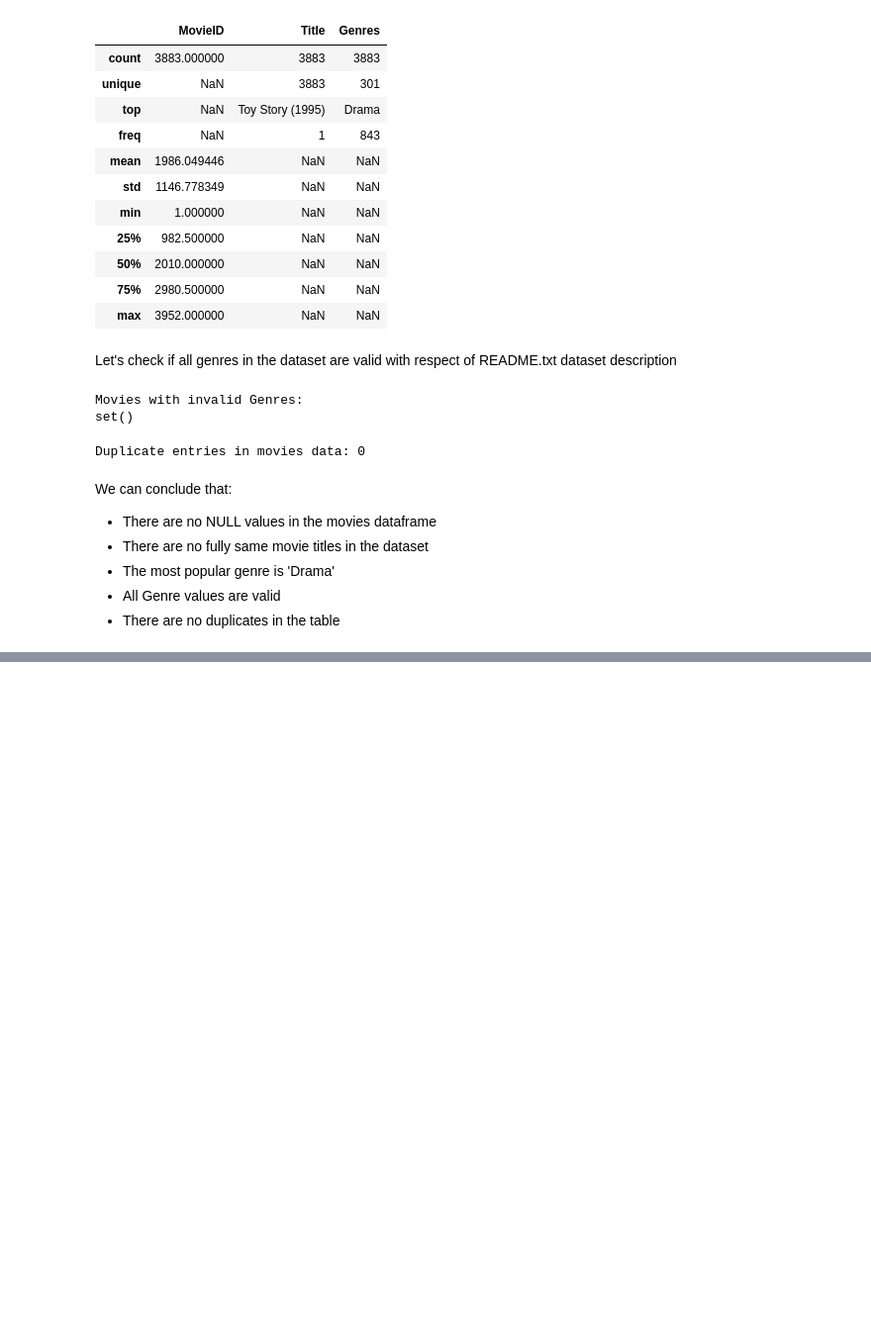
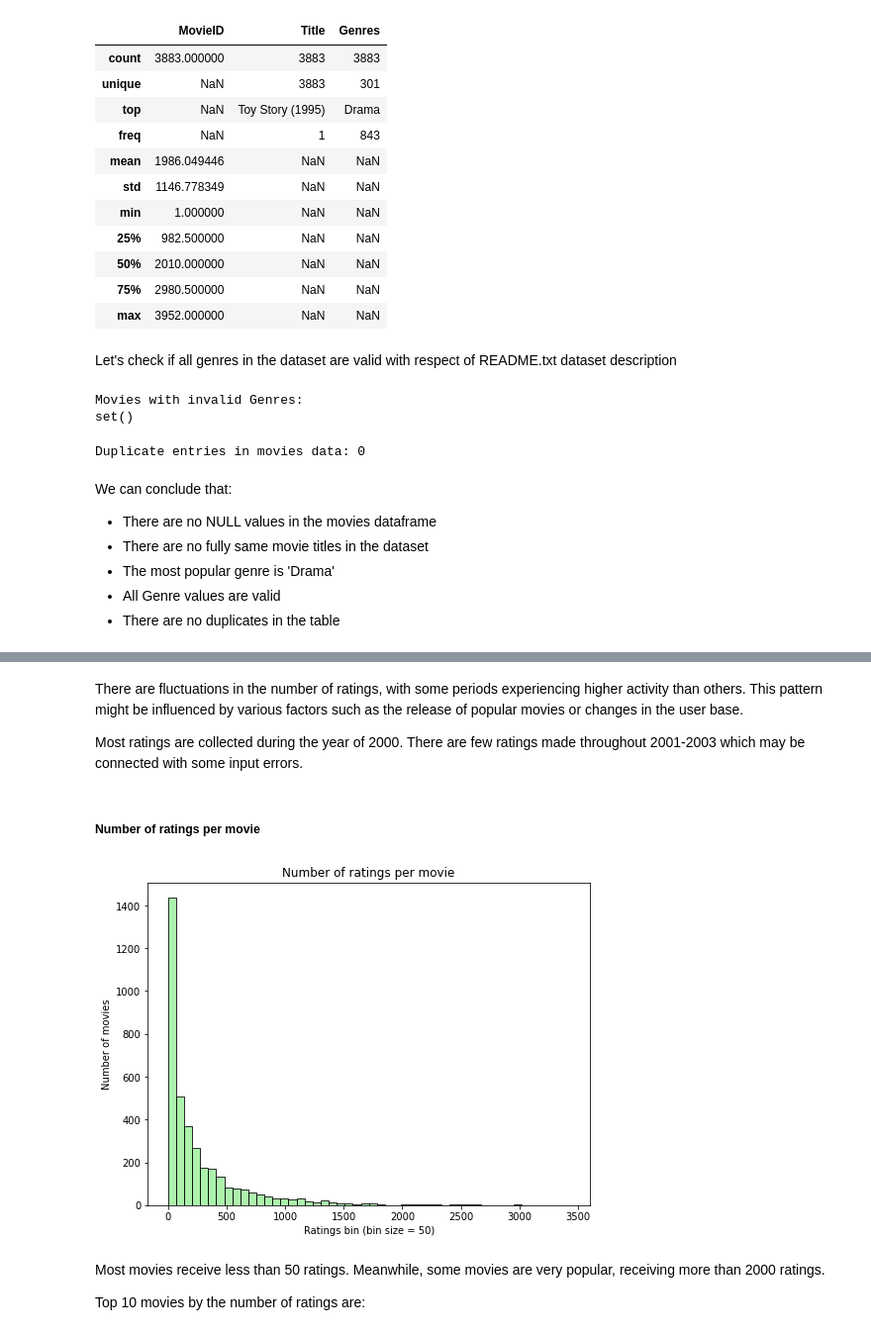
Before and after one commit to dbotuk/movie_recommender_system, a Jupyter notebook: EDA.ipynb, the cells around one changed output, grey strips where cells are left out. Shown at 99% size. Saved outputs shown, nothing was run; the diff lists cells and outputs as text; code cells hidden in the pictures; blank space fills up the shorter version.

```diff
--- a/EDA.ipynb
+++ b/EDA.ipynb
@@ -327,0 +342,23 @@ plt.show()
+# %% [markdown]
+There are fluctuations in the number of ratings, with some periods experiencing higher activity than others. This pattern might be influenced by various factors such as the release of popular movies or changes in the user base.
+
+Most ratings are collected during the year of 2000. There are few ratings made throughout 2001-2003 which may be connected with some input errors.
+# %% [markdown]
+##### Number of ratings per movie
+# %%
+#Number of ratings per movie
+ratings_per_movie = ratings.groupby('MovieID').size()
+bin_size = 50
+
+plt.figure(figsize=(8, 6))
+sns.histplot(ratings_per_movie, bins=bin_size, kde=False, color='lightgreen')
+plt.title('Number of ratings per movie')
+plt.xlabel(f'Ratings bin (bin size = {bin_size})')
+plt.ylabel('Number of movies')
+plt.show()
+# %% [output]
+[figure, added]
+# %% [markdown]
+Most movies receive less than 50 ratings. Meanwhile, some movies are very popular, receiving more than 2000 ratings.
+
+Top 10 movies by the number of ratings are:
```
Also changed, not shown: parts of 54 cells of this notebook.
